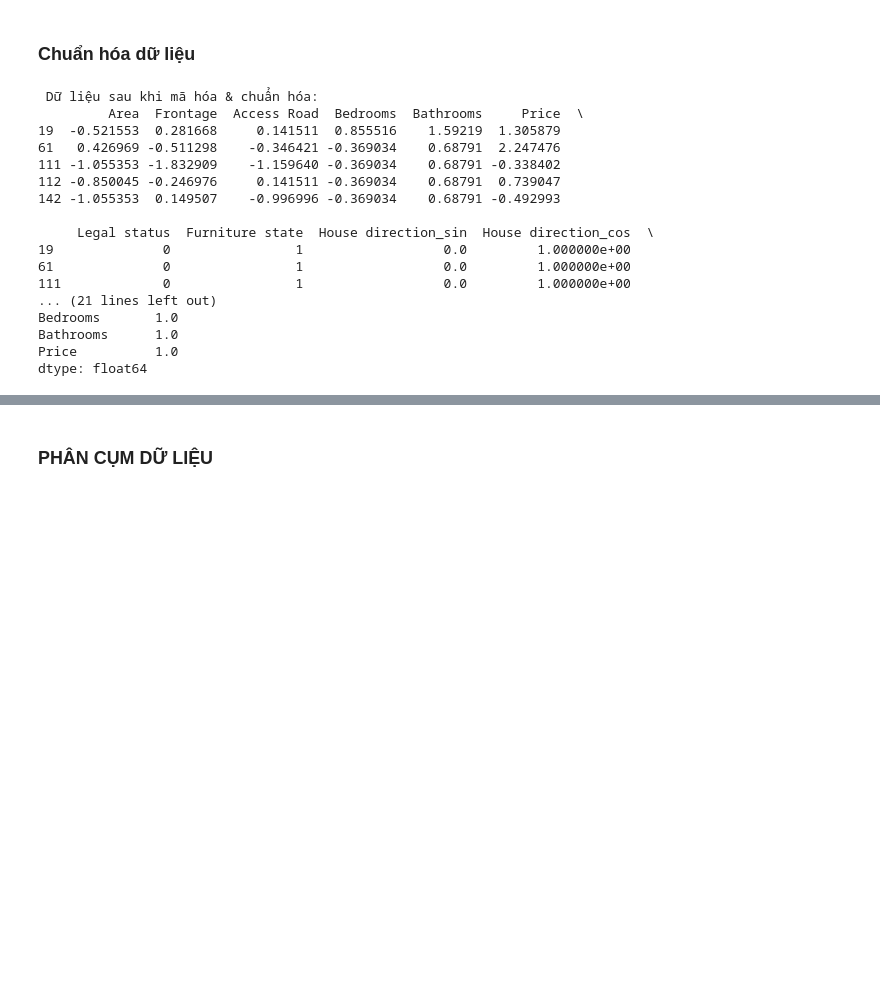
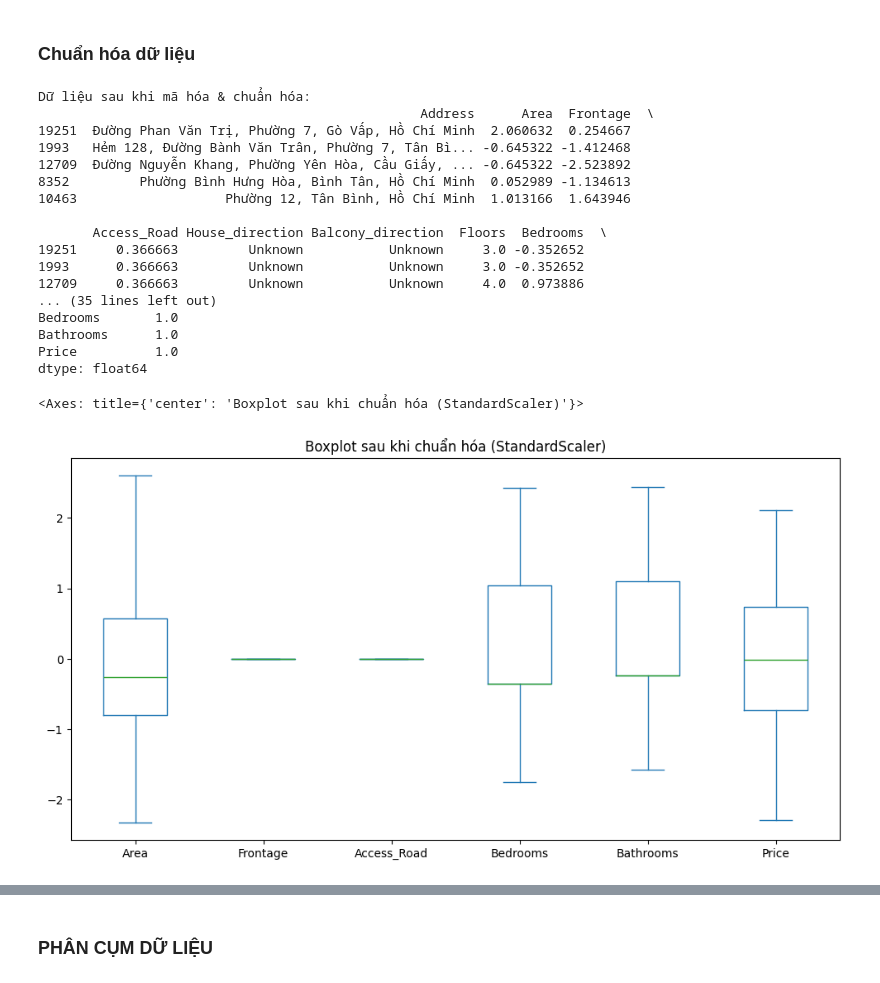
Before and after one commit to Project-cu-i-k/final_project_group4, a Jupyter notebook: python_project.ipynb, the cells around one changed output, grey strips where cells are left out. Drawn from its saved outputs; the diff is of its cells as text; code cells hidden in the pictures; blank space fills up the shorter version.

```diff
--- a/python_project.ipynb
+++ b/python_project.ipynb
@@ -119,0 +136,2 @@ Price: 0 outliers
+# %%
+vietnam_housing_train.dropna(inplace=True)
@@ -119,0 +168,4 @@ Price: 0 outliers
+# %%
+# Kiểm tra trùng lặp lần nữa
+vietnam_housing_train.drop_duplicates(inplace=True)
+vietnam_housing_train.describe()
@@ -147,37 +236,47 @@ for col in ['Legal status', 'Furniture state']:
 # %%
-#  Chuẩn hóa dữ liệu số
-cols_to_scale = ['Area', 'Frontage', 'Access Road','Bedrooms', 'Bathrooms', 'Price']
+# Chuẩn hóa dữ liệu số
+cols_to_scale = ['Area', 'Frontage', 'Access_Road', 'Bedrooms', 'Bathrooms', 'Price']
 scaler = StandardScaler()
 
 vietnam_housing_clean[cols_to_scale] = scaler.fit_transform(vietnam_housing_clean[cols_to_scale])
 
-#  Kiểm tra kết quả
-print(" Dữ liệu sau khi mã hóa & chuẩn hóa:")
-print(vietnam_housing_clean[['Area', 'Frontage','Access Road', 'Bedrooms', 'Bathrooms', 'Price',
-                             'Legal status', 'Furniture state',
-                             'House direction_sin', 'House direction_cos',
-                             'Balcony direction_sin', 'Balcony direction_cos']].head())
+# Kiểm tra kết quả
+print("Dữ liệu sau khi mã hóa & chuẩn hóa:")
+print(vietnam_housing_clean[[
+    'Address', 'Area', 'Frontage', 'Access_Road', 'House_direction',
+    'Balcony_direction', 'Floors', 'Bedrooms', 'Bathrooms', 'Price',
+    'House_direction_sin', 'House_direction_cos',
+    'Balcony_direction_sin', 'Balcony_direction_cos',
+    'Legal_status_1', 'Legal_status_2',
+    'Furniture_state_1', 'Furniture_state_2'
+]].head())
 
-print(" Mean sau chuẩn hóa:")
+print("Mean sau chuẩn hóa:")
 print(vietnam_housing_clean[cols_to_scale].mean().round(2))
 
-print(" Std sau chuẩn hóa:")
+print("Std sau chuẩn hóa:")
 print(vietnam_housing_clean[cols_to_scale].std().round(2))
 # %% [output]
- Dữ liệu sau khi mã hóa & chuẩn hóa:
-         Area  Frontage  Access Road  Bedrooms  Bathrooms     Price  \
-19  -0.521553  0.281668     0.141511  0.855516    1.59219  1.305879
-61   0.426969 -0.511298    -0.346421 -0.369034    0.68791  2.247476
-111 -1.055353 -1.832909    -1.159640 -0.369034    0.68791 -0.338402
-112 -0.850045 -0.246976     0.141511 -0.369034    0.68791  0.739047
-142 -1.055353  0.149507    -0.996996 -0.369034    0.68791 -0.492993
+Dữ liệu sau khi mã hóa & chuẩn hóa:
+                                                 Address      Area  Frontage  \
+19251  Đường Phan Văn Trị, Phường 7, Gò Vấp, Hồ Chí Minh  2.060632  0.254667
+1993   Hẻm 128, Đường Bành Văn Trân, Phường 7, Tân Bì... -0.645322 -1.412468
+12709  Đường Nguyễn Khang, Phường Yên Hòa, Cầu Giấy, ... -0.645322 -2.523892
+8352         Phường Bình Hưng Hòa, Bình Tân, Hồ Chí Minh  0.052989 -1.134613
+10463                   Phường 12, Tân Bình, Hồ Chí Minh  1.013166  1.643946
 
-     Legal status  Furniture state  House direction_sin  House direction_cos  \
-19              0                1                  0.0         1.000000e+00
-61              0                1                  0.0         1.000000e+00
-111             0                1                  0.0         1.000000e+00
-... (21 lines left out)
+       Access_Road House_direction Balcony_direction  Floors  Bedrooms  \
+19251     0.366663         Unknown           Unknown     3.0 -0.352652
+1993      0.366663         Unknown           Unknown     3.0 -0.352652
+12709     0.366663         Unknown           Unknown     4.0  0.973886
+... (35 lines left out)
 Bedrooms       1.0
 Bathrooms      1.0
 Price          1.0
 dtype: float64
+# %%
+# Vẽ Boxplot sau khi chuẩn hóa
+vietnam_housing_clean[cols_to_scale].plot(kind="box", figsize=(12,6), title="Boxplot sau khi chuẩn hóa (StandardScaler)")
+# %% [output]
+<Axes: title={'center': 'Boxplot sau khi chuẩn hóa (StandardScaler)'}>
+[figure, added]
```
Also changed, not shown: parts of 32 cells of this notebook, 4 other files.
